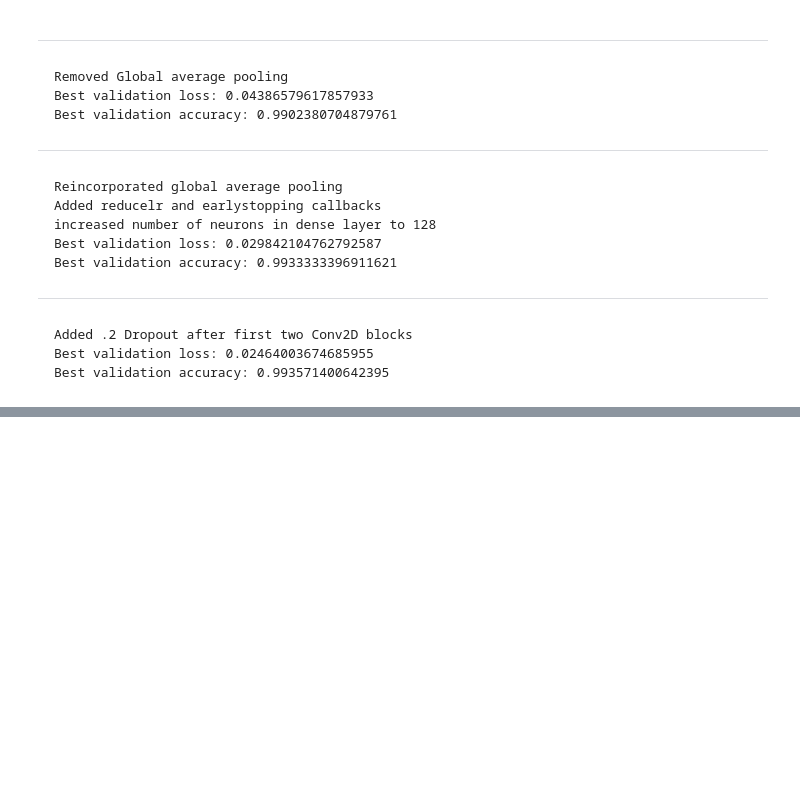
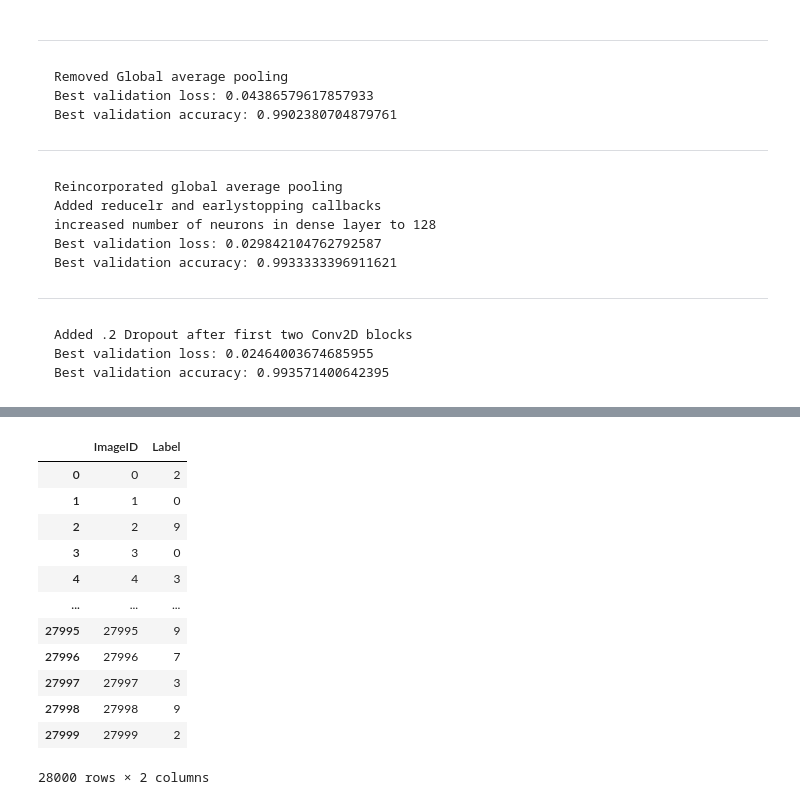
Before and after one commit to Kunritty/MNIST, a Jupyter notebook: Kaggle-MNIST-Competition.ipynb, the cells around one changed output, grey strips where cells are left out. Cells and saved outputs as stored; diff of their text form; code cells hidden in the pictures; blank space fills up the shorter version.

Commit message:
Kaggle Notebook | MNIST CNN | Added submission file

```diff
--- a/Kaggle-MNIST-Competition.ipynb
+++ b/Kaggle-MNIST-Competition.ipynb
@@ -331,0 +336,10 @@ model.save("/kaggle/working/mnist_model_acc_0.99357.keras")
+# %%
+preds = model.predict(X_test)
+preds = np.argmax(preds,axis=1) #Get highest probability
+
+preds = pd.DataFrame({
+    'ImageID': df_test.index,
+    'Label': preds
+})
+
+preds.to_csv("submission.csv")
@@ -331,0 +348,16 @@ model.save("/kaggle/working/mnist_model_acc_0.99357.keras")
+# %%
+preds
+# %% [output]
+|  | ImageID | Label |
+| 0 | 0 | 2 |
+| 1 | 1 | 0 |
+| 2 | 2 | 9 |
+| 3 | 3 | 0 |
+| 4 | 4 | 3 |
+| ... | ... | ... |
+| 27995 | 27995 | 9 |
+| 27996 | 27996 | 7 |
+| 27997 | 27997 | 3 |
+| 27998 | 27998 | 9 |
+| 27999 | 27999 | 2 |
+28000 rows × 2 columns
```
Also changed, not shown: parts of 6 cells of this notebook.
